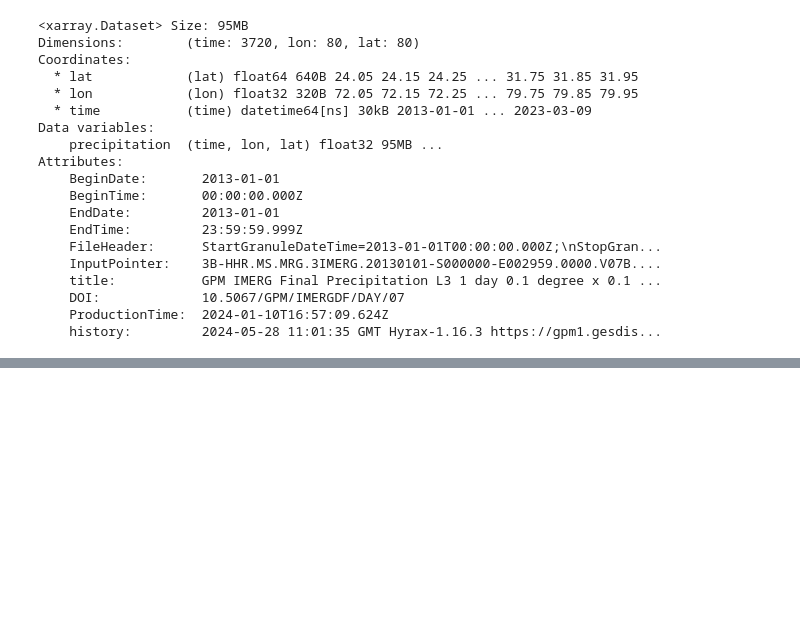
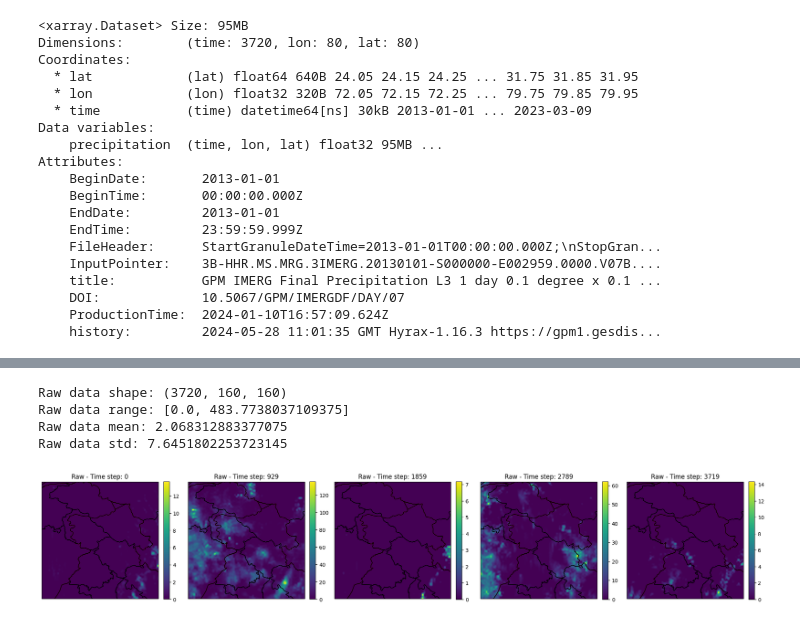
Before and after one commit to sonjaove/ML-hands-on, a Jupyter notebook: course_work/crown/processing/trial.ipynb, the cells around one changed output, grey strips where cells are left out. Cells and saved outputs as stored; diff of their text form; code cells hidden in the pictures; blank space fills up the shorter version.

```diff
--- a/course_work/crown/processing/trial.ipynb
+++ b/course_work/crown/processing/trial.ipynb
@@ -107,0 +139,8 @@ Attributes:
+# %%
+inetr.show_data_with_boundary(hr)
+# %% [output]
+Raw data shape: (3720, 160, 160)
+Raw data range: [0.0, 483.7738037109375]
+Raw data mean: 2.068312883377075
+Raw data std: 7.6451802253723145
+[figure, added]
```
Also changed, not shown: parts of 4 cells of this notebook.
